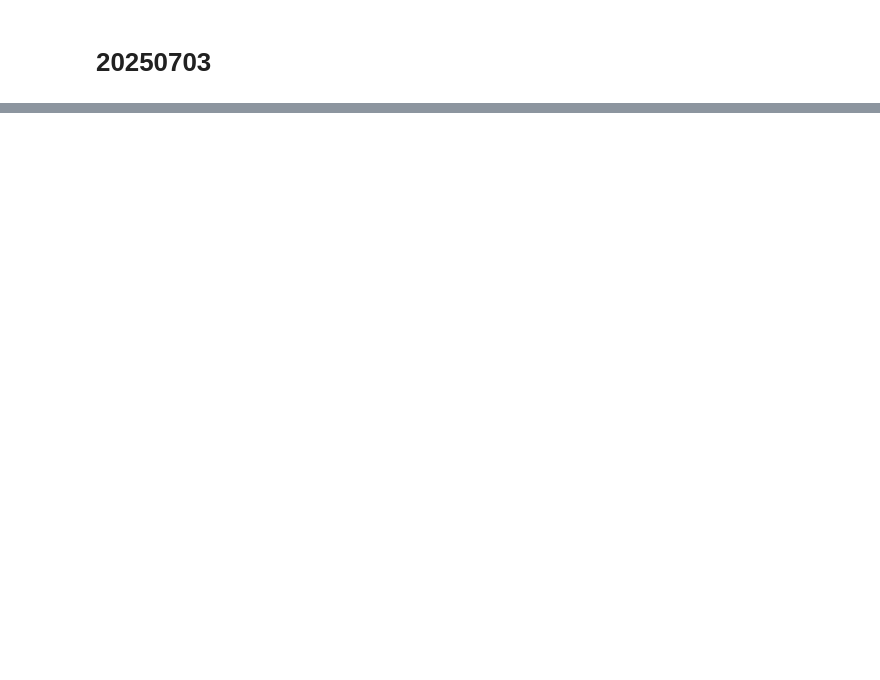
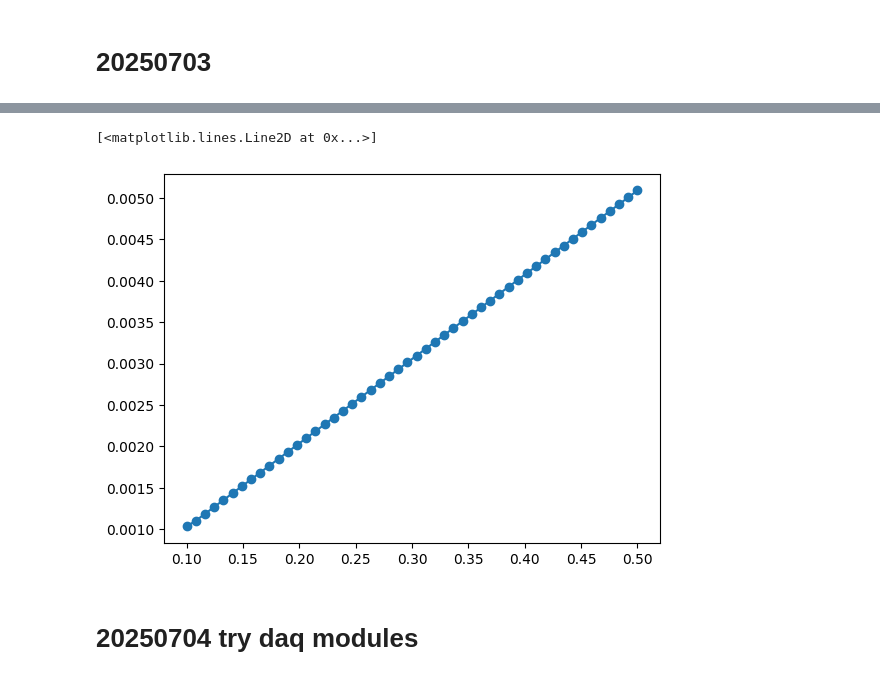
Before and after one commit to 44hsiang/SET, a Jupyter notebook: ZI_MFLI.ipynb, the cells around one changed output, grey strips where cells are left out. Drawn from its saved outputs; the diff is of its cells as text; code cells hidden in the pictures; blank space fills up the shorter version.

```diff
--- a/ZI_MFLI.ipynb
+++ b/ZI_MFLI.ipynb
@@ -203,0 +238,8 @@ plt.plot(sweep_frequency, np.array(R), marker='o')
+# %%
+from zhinst.qcodes import ZISession
+import numpy as np
+import time
+import matplotlib.pyplot as plt
+
+session = ZISession("192.168.0.220")
+device = session.connect_device("DEV30577")
@@ -203,0 +284,16 @@ plt.plot(sweep_frequency, np.array(R), marker='o')
+# %%
+sweep_voltage = np.linspace(0.1, 0.5, 50)
+DEMOD = 0
+R = []
+for i in range(len(sweep_voltage)):
+    setup = basic_mfli_setup(device,V_exc=sweep_voltage[i]*np.sqrt(2),frequency=1e3)
+    time.sleep(0.1)  # Allow time for settings to stabilize
+    result = device.demods[DEMOD].sample()
+    R.append(np.sqrt(result['x']**2 + result['y']**2))
+
+plt.plot(sweep_voltage, np.array(R), marker='o')
+# %% [output]
+[<matplotlib.lines.Line2D at 0x...>]
+[figure, added]
+# %% [markdown]
+# 20250704 try daq modules
```
Also changed, not shown: parts of 31 cells of this notebook, 1 other file.
